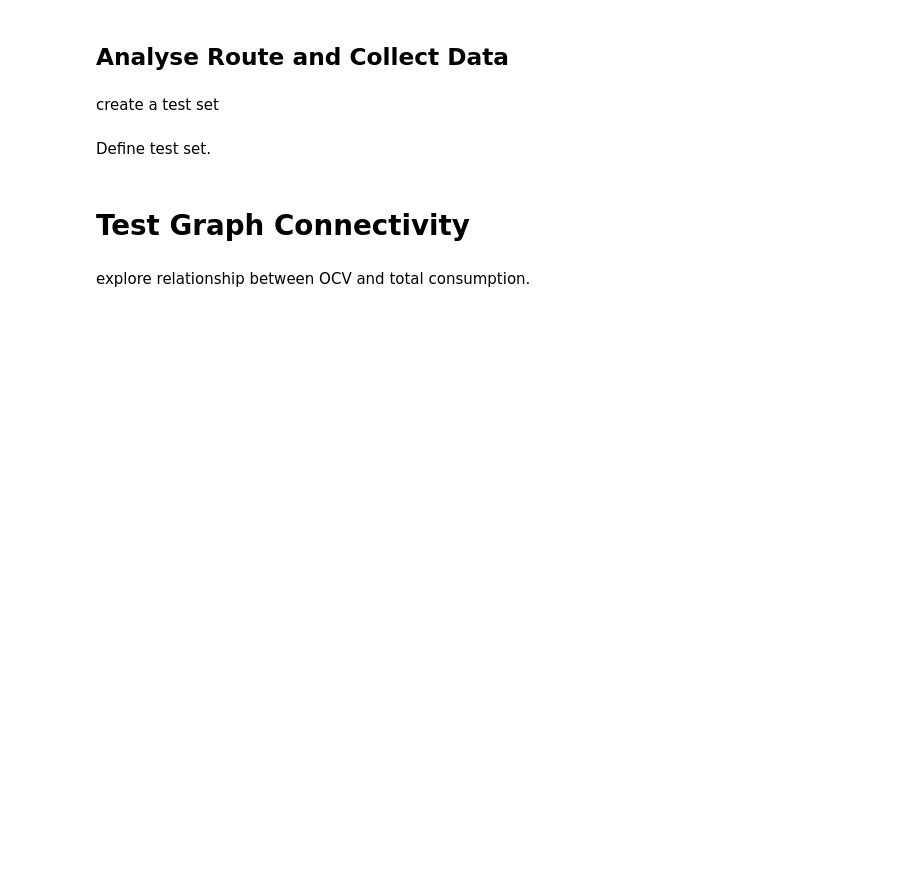
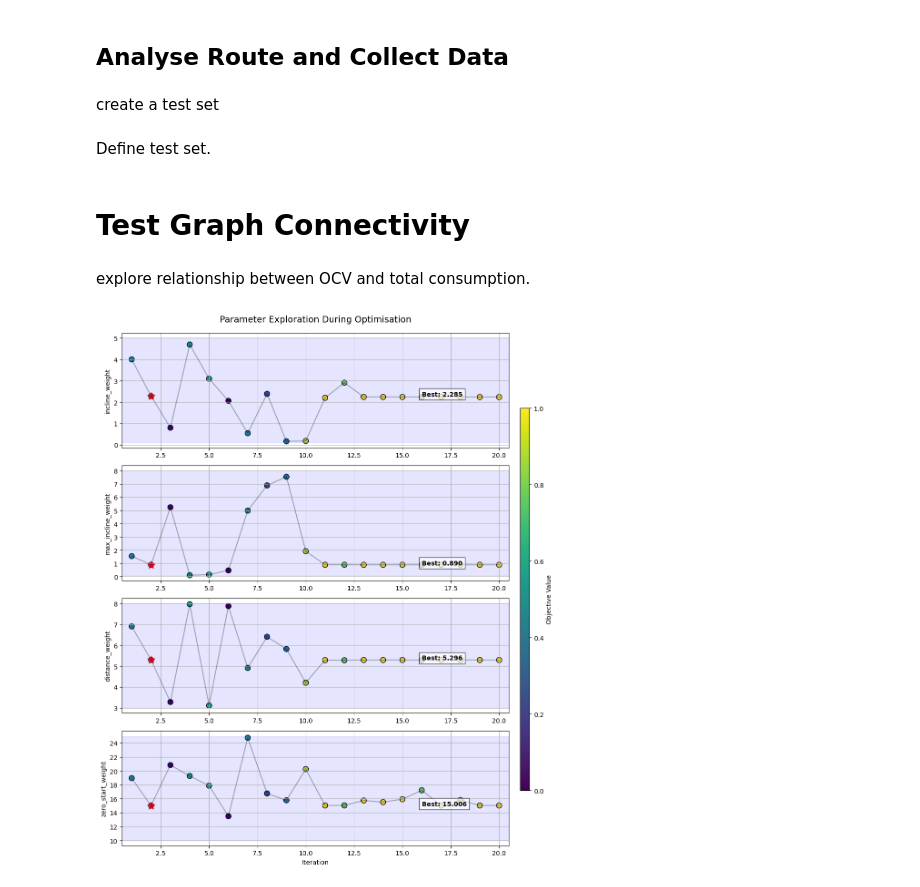
Before and after one commit to aronfinkelstein/optimised-route-planning, a Jupyter notebook: main_test.ipynb, the cells around one changed output. Saved outputs shown, nothing was run; the diff lists cells and outputs as text; code cells hidden in the pictures; blank space fills up the shorter version.

Commit message:
parameter exploration graph

```diff
--- a/main_test.ipynb
+++ b/main_test.ipynb
@@ -182,7 +182,7 @@ weights_dict_opt2 = {'incline_weight': 2.2845804889825976,
                         'zero_start_weight': 15.005629167085328}
 # %%
 def test_weight_comparison(weights_dict, weighting, i):
-    points = test_set[i]
+    points = test_set3[i]
     route_output = sr.find_route(map_data, road_df, graph, points[0], points[1], weights_dict, plot = False, weights_type=weighting)
     total_distance, total_consumption, total_climb, detailed_results, current_list, climbs, distances = sr.return_route_data_complex(route_output, vehicle_data, static_data, motor_eff, battery_data)
 
@@ -193,7 +193,7 @@ objective_consumptions = []
 distance_current_lists = []
 objective_current_lists = []
 def simulate_routes():
-    for i in range(len(test_set)):
+    for i in range(len(test_set3)):
         try:
             distance_consumption, distance_current_list = test_weight_comparison(weights_dict_opt1, 'distance',i)
             objective_consumption, objective_current_list = test_weight_comparison(weights_dict_opt1,'objective',i)
@@ -413,0 +413,59 @@ original_weights = {
+# %%
+def plot_parameter_exploration(result):
+    # Extract all evaluated points
+    X = np.array(result.x_iters)
+    y = np.array(result.func_vals)
+
+    # Create a figure with subplots for each parameter
+    param_names = ['incline_weight', 'max_incline_weight', 'distance_weight', 'zero_start_weight']
+    fig, axes = plt.subplots(len(param_names), 1, figsize=(10, 12))
+
+    # Color points by their objective value (darker = better)
+    normalized_y = (y - np.min(y)) / (np.max(y) - np.min(y))
+    colors = plt.cm.viridis(1 - normalized_y)
+
+    # Plot each parameter's exploration
+    for i, (ax, param_name) in enumerate(zip(axes, param_names)):
+        # Extract this parameter's values
+        param_values = X[:, i]
+
+        # Scatter plot: x-axis is iteration, y-axis is parameter value
+        iterations = range(1, len(param_values) + 1)
+        sc = ax.scatter(iterations, param_values, c=colors, s=70, edgecolor='k')
+
+        # Connect points to show exploration path
+        ax.plot(iterations, param_values, 'k-', alpha=0.3)
+
+        # Mark the best point found
+        best_idx = np.argmin(y)
+        ax.scatter(best_idx + 1, param_values[best_idx],
+                  color='red', s=150, marker='*', label='Best')
+
+        # Show parameter bounds
+        param_range = refined_space[i]
+        ax.axhspan(param_range[0], param_range[1], alpha=0.1, color='blue')
+
+        ax.set_ylabel(param_name)
+        ax.set_xlim(0.5, len(param_values) + 0.5)
+        ax.grid(True)
+
+        # Add the best value as text
+        ax.text(len(iterations) * 0.8, param_values[best_idx],
+                f'Best: {param_values[best_idx]:.3f}',
+                fontweight='bold', bbox=dict(facecolor='white', alpha=0.7))
+
+    # Add a colorbar for the objective value
+    cbar_ax = fig.add_axes([0.95, 0.15, 0.02, 0.7])
+    cbar = fig.colorbar(sc, cax=cbar_ax)
+    cbar.set_label('Objective Value')
+
+    axes[-1].set_xlabel('Iteration')
+    plt.tight_layout(rect=[0, 0, 0.94, 1])
+    plt.suptitle('Parameter Exploration During Optimisation', fontsize=14, y=1.02)
+    plt.savefig('parameter_exploration.png', dpi=300)
+    plt.show()
+
+# Call with your optimization result
+plot_parameter_exploration(result)
+# %% [output]
+[figure, added]
```
Also changed, not shown: parts of 4 cells of this notebook, 1 other file.
